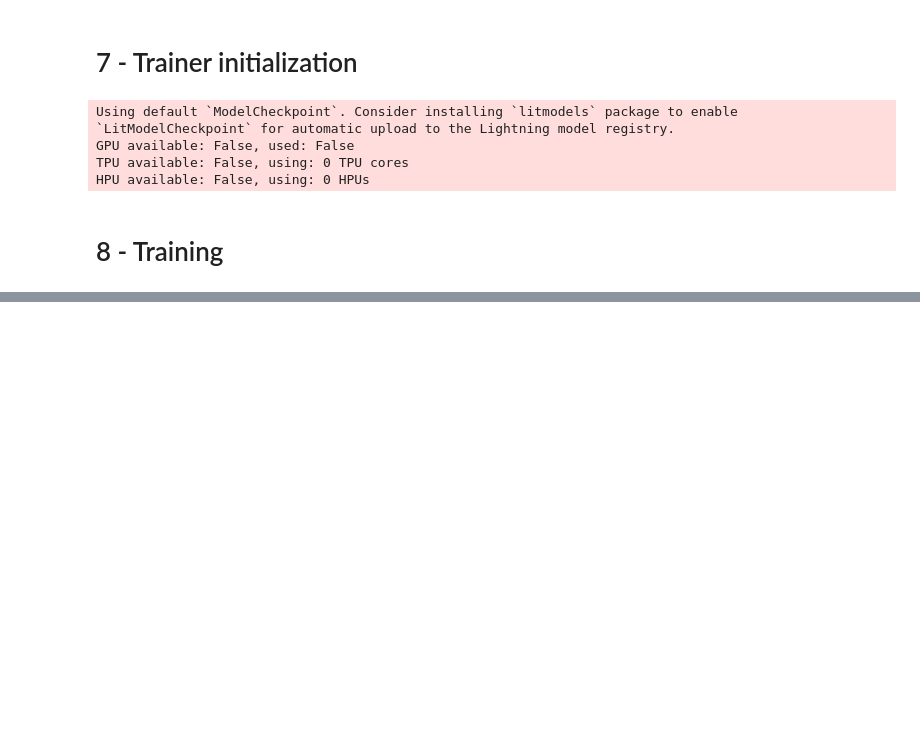
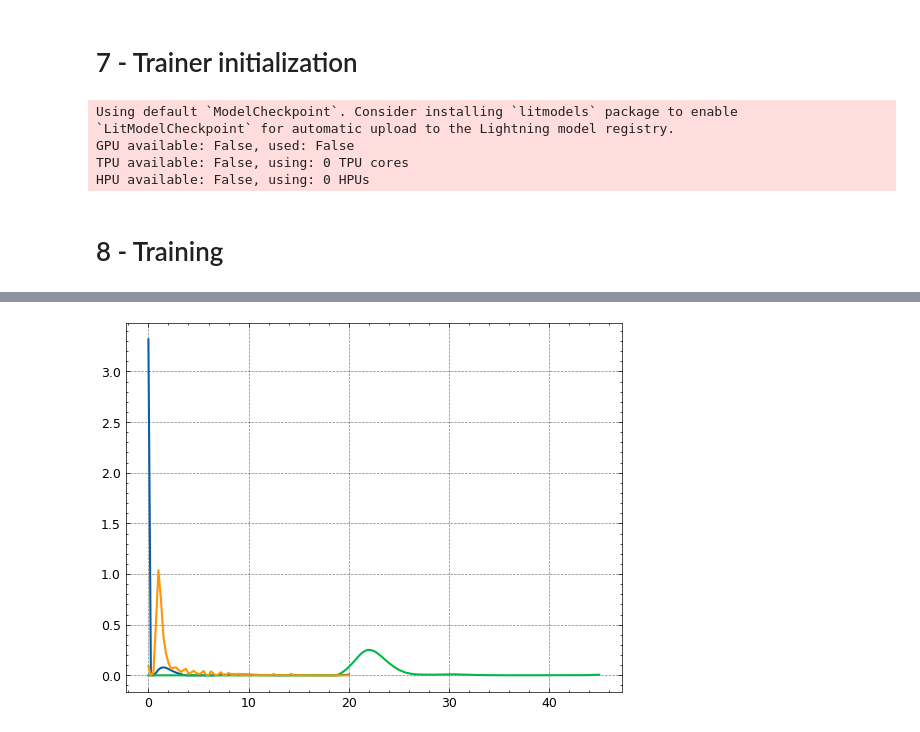
Before and after one commit to ChemRxnEngLab/nRTD, a Jupyter notebook: Experiments/AZA_001/250618_AZA_training_sub systems.ipynb, the cells around one changed output, grey strips where cells are left out. Cells and saved outputs as stored; diff of their text form; code cells hidden in the pictures; blank space fills up the shorter version.

```diff
--- a/Experiments/AZA_001/250618_AZA_training_sub systems.ipynb
+++ b/Experiments/AZA_001/250618_AZA_training_sub systems.ipynb
@@ -851,0 +857,12 @@ Requirement already satisfied: packaging in c:\users\alexanderzirn\appdata\local
+# %%
+Es = []
+ts = []
+delta_ts = []
+
+for i in np.arange(0,3):#
+    Es.append(model.net.E[i].detach().numpy())
+    ts.append(model.net.conv_layers[i].t_kernel.detach().numpy())
+    delta_ts.append(delta_ts.append(model.net.delta_t[i].item()))
+    plt.plot(ts[i], Es[i])
+# %% [output]
+[figure, added]
```
Also changed, not shown: parts of 18 cells of this notebook, 6 other files.
